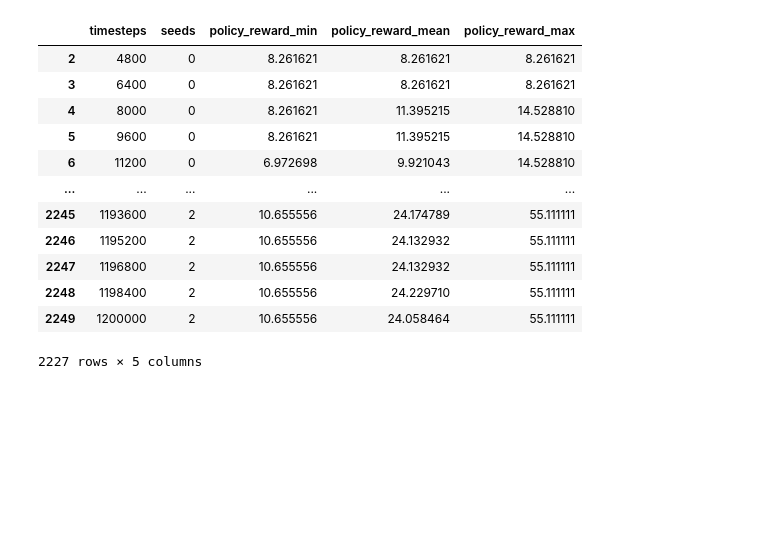
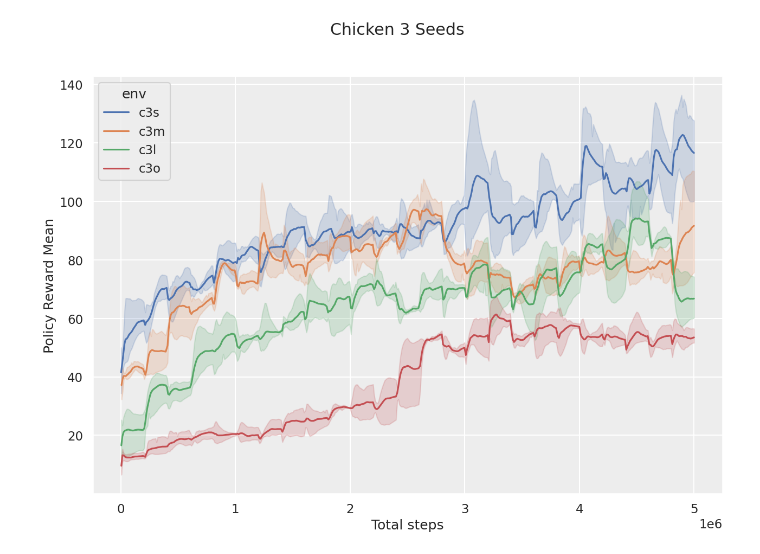
Before and after one commit to ThomasChen98/Level-of-Influence, a Jupyter notebook: MARL/learning_curves_PP.ipynb, the cells around one changed output. Saved outputs shown, nothing was run; the diff lists cells and outputs as text; code cells hidden in the pictures; blank space fills up the shorter version.

```diff
--- a/MARL/learning_curves_PP.ipynb
+++ b/MARL/learning_curves_PP.ipynb
@@ -7,51 +7,18 @@ import numpy as np
 import pandas as pd
 import seaborn as sns
 import matplotlib.pyplot as plt
+import warnings
+warnings.filterwarnings('ignore')
 
 figsize=(15, 10)
 export_dir = './plots_PP/'
-data_dir = '/home/yuxin/meltingpot/MARL/logs/PP_test.npz'
-env_name = 'Pure Coordination Small 3 Seeds'
+filetype = 'png'
+data_list = ['c3s','c3m','c3l','c3o']
+env_name = 'Chicken 3 Seeds'
+plot_title = env_name
 seeds = 3
-total_timestep = 1.25e6
+total_timestep = 6e6
 
 sns.set()
 sns.set_context("talk")
 sns.set_style("darkgrid", {"axes.facecolor":".93"})
-# %%
-def read_evaluation_data(data_dir):
-    raw_data = np.load(data_dir)
-    timesteps = raw_data['timesteps']
-    policy_reward_min = raw_data['policy_reward_min']
-    policy_reward_mean = raw_data['policy_reward_mean']
-    policy_reward_max = raw_data['policy_reward_max_0']
-    num_seeds = timesteps.shape[0]
-    num_agents = policy_reward_mean.shape[1]
-
-    df = pd.DataFrame({'timesteps': timesteps.flatten(), 'seeds': np.repeat(np.arange(num_seeds), timesteps.shape[1])})
-    df_list = [df, df]
-    cleaned_df = []
-    for i in range(num_agents):
-        df_list[i]['policy_reward_min'] = policy_reward_min[:,i,:].flatten()
-        df_list[i]['policy_reward_mean'] = policy_reward_mean[:,i,:].flatten()
-        df_list[i]['policy_reward_max'] = policy_reward_max[:,i,:].flatten()
-        cleaned_df.append(df_list[i].dropna())
-
-    return cleaned_df
-# %%
-data_plot = read_evaluation_data(data_dir)
-data_plot[0]
-# %% [output]
-|  | timesteps | seeds | policy_reward_min | policy_reward_mean | policy_reward_max |
-| 2 | 4800 | 0 | 8.261621 | 8.261621 | 8.261621 |
-| 3 | 6400 | 0 | 8.261621 | 8.261621 | 8.261621 |
-| 4 | 8000 | 0 | 8.261621 | 11.395215 | 14.528810 |
-| 5 | 9600 | 0 | 8.261621 | 11.395215 | 14.528810 |
-| 6 | 11200 | 0 | 6.972698 | 9.921043 | 14.528810 |
-| ... | ... | ... | ... | ... | ... |
-| 2245 | 1193600 | 2 | 10.655556 | 24.174789 | 55.111111 |
-| 2246 | 1195200 | 2 | 10.655556 | 24.132932 | 55.111111 |
-| 2247 | 1196800 | 2 | 10.655556 | 24.132932 | 55.111111 |
-| 2248 | 1198400 | 2 | 10.655556 | 24.229710 | 55.111111 |
-| 2249 | 1200000 | 2 | 10.655556 | 24.058464 | 55.111111 |
-2227 rows × 5 columns
@@ -58,2 +73,15 @@ data_plot[0]
+# %%
+full_data, plot_data = read_evaluation_data(data_list, size=500)
+# %%
+fig, ax = plt.subplots(figsize=figsize)
+g = sns.lineplot(data=plot_data, x='timesteps', y='policy_reward_mean_smooth', hue='env')
+ax.set(xlabel='Total steps', ylabel='Policy Reward Mean')
+# plt.xticks(np.arange(0, total_timestep, 2e5))
+# xlabels = ['{:.1f}'.format(x) + 'M' for x in g.get_xticks()/1e6]
+# g.set_xticklabels(xlabels)
+plt.suptitle(plot_title)
+plt.savefig(os.path.join(export_dir, env_name+' reward mean.'+filetype), bbox_inches='tight')
+# %% [output]
+[figure, added]
 # %%
 fig, ax = plt.subplots(figsize=figsize)
```
Also changed, not shown: parts of 4 cells of this notebook, 51 other files.
